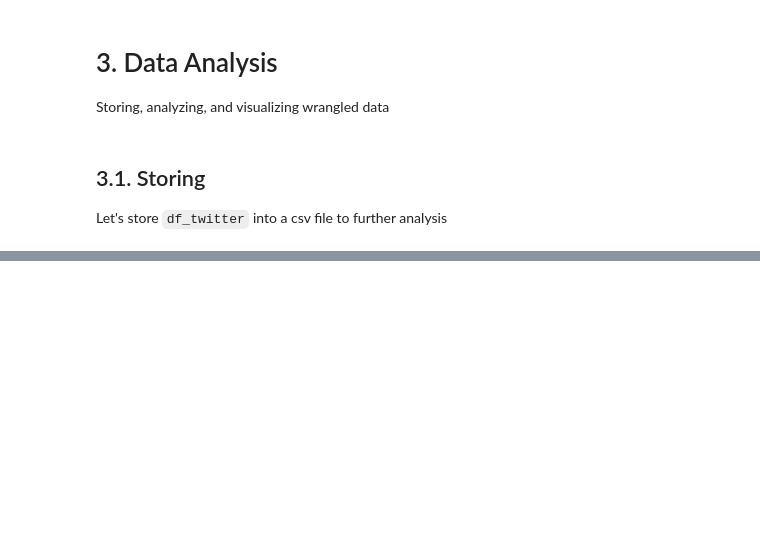
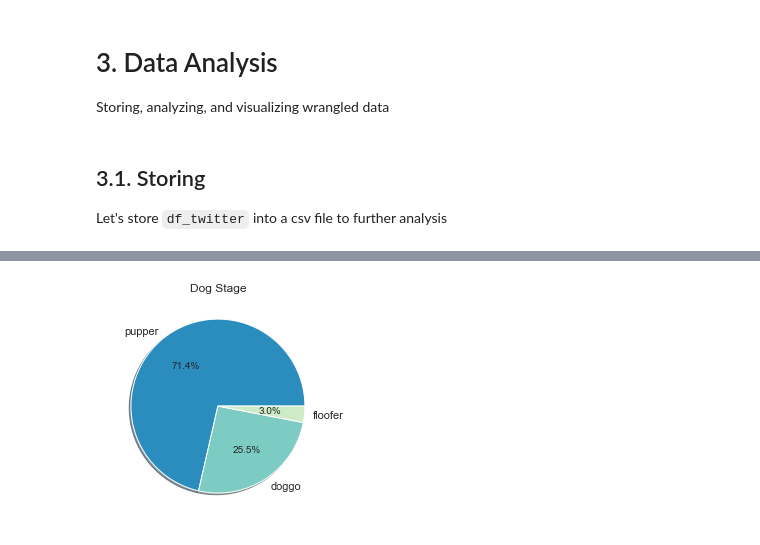
Before and after one commit to fmahlmeister/Data-Analyst-Nanodegree, a Jupyter notebook: 3.Data-Wrangling/3.Wrangle-and-Analyze-Data.ipynb, the cells around one changed output, grey strips where cells are left out. Cells and saved outputs as stored; diff of their text form; code cells hidden in the pictures; blank space fills up the shorter version.

```diff
--- a/3.Data-Wrangling/3.Wrangle-and-Analyze-Data.ipynb
+++ b/3.Data-Wrangling/3.Wrangle-and-Analyze-Data.ipynb
@@ -1380,0 +1489,34 @@ This analysis can be seen in the file `act_report.html`
+# %%
+# Creating an empty list
+stage_list = []
+
+# Creating lists of each stage
+pupper_list = df.loc[df['dog_stage']=='pupper','dog_stage']
+doggo_list = df.loc[df['dog_stage']=='doggo','dog_stage']
+floofer_list = df.loc[df['dog_stage']=='floofer','dog_stage']
+
+# We will consider all Doggo stage subgroups as a main stage doggo:
+doggo_pupper = df.loc[df['dog_stage']=='doggo,pupper','dog_stage']
+doggo_pupper = doggo_pupper.str.split(',').str[0]
+
+doggo_floofer = df.loc[df['dog_stage']=='doggo,floofer','dog_stage']
+doggo_floofer = doggo_floofer.str.split(',').str[0]
+
+doggo_puppo = df.loc[df['dog_stage']=='doggo,puppo','dog_stage']
+doggo_puppo = doggo_puppo.str.split(',').str[0]
+
+# Appending it all
+doggo_list = doggo_list.append([doggo_pupper,doggo_floofer,doggo_puppo])
+
+stage_list = doggo_list.append([pupper_list,floofer_list])
+# %%
+fig1, ax = plt.subplots()
+ax.pie(stage_list.value_counts(),
+       labels=stage_list.value_counts().index,
+       autopct='%1.1f%%',
+       shadow=True,
+       colors=sns.set_palette("GnBu_r", 3))
+ax.set(title='Dog Stage')
+plt.show()
+# %% [output]
+[figure, added]
```
Also changed, not shown: parts of 14 cells of this notebook, 1 other file.
